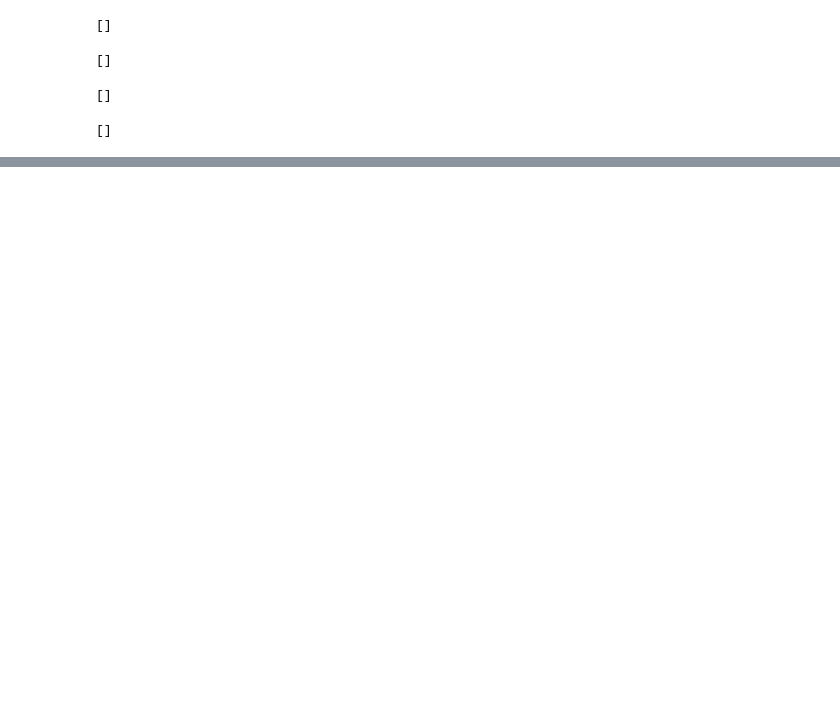
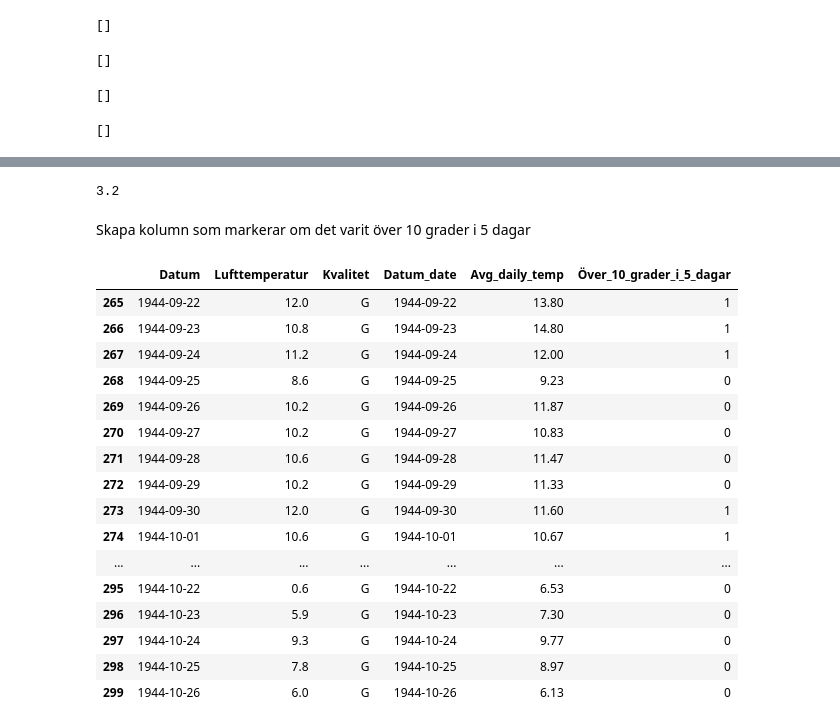
Before and after one commit to msteele919/projectwork, a Jupyter notebook: Database/test_queries.ipynb, the cells around one changed output, grey strips where cells are left out. Cells and saved outputs as stored; diff of their text form; code cells hidden in the pictures; blank space fills up the shorter version.

```diff
--- a/Database/test_queries.ipynb
+++ b/Database/test_queries.ipynb
@@ -186,0 +369,19 @@ Add date column for precipitation
+# %%
+df_warmer_union = pd.read_sql("""WITH Temp_comp AS (
+                        SELECT *, LAG(Avg_daily_temp) OVER (ORDER BY Datum_date) AS Prev_temp
+                        FROM
+                            (SELECT *, ROUND(AVG(Lufttemperatur), 2) AS Avg_daily_temp
+                            FROM Temp_save_raw
+                            GROUP BY Datum_date
+                                UNION ALL
+                            SELECT *, ROUND(AVG(Lufttemperatur), 2) AS Avg_daily_temp
+                            FROM Temp_GBG_raw
+                            WHERE Datum_date > '2006-12-05'
+                            GROUP BY Datum_date))
+                        SELECT *,
+                        CASE WHEN Avg_daily_temp > Prev_temp THEN 1
+                        ELSE 0
+                        END AS Warmer
+                        FROM Temp_comp;
+                        """, conn).drop(columns=['Tid_UTC', 'id']).drop(columns=['Prev_temp'])
+df_warmer_union
@@ -186,0 +461,5 @@ Add date column for precipitation
+# %%
+ind = 1
+df_warmer_union[ind-1:ind]['Avg_daily_temp'][ind-1]
+# %% [output]
+3.2
@@ -186,0 +499,35 @@ Add date column for precipitation
+# %% [markdown]
+Skapa kolumn som markerar om det varit över 10 grader i 5 dagar
+# %%
+df_warmer_union['Över_10_grader_i_5_dagar'] = 0
+counter = 0
+for ind, val in df_warmer_union[1:1500].iterrows():
+    temp_prev = df_warmer_union[ind-1:ind]['Avg_daily_temp'][ind-1]
+    if val['Avg_daily_temp'] > 10:
+        counter += 1
+    else:
+        counter = 0
+    if counter >= 5:
+        df_warmer_union.loc[ind, 'Över_10_grader_i_5_dagar'] = 1
+    else:
+        df_warmer_union.loc[ind, 'Steg_tempern?'] = 0
+# %%
+df_warmer_union[265:300].drop(columns=['Warmer', 'Steg_tempern?'])
+# %% [output]
+|  | Datum | Lufttemperatur | Kvalitet | Datum_date | Avg_daily_temp | Över_10_grader_i_5_dagar |
+| 265 | 1944-09-22 | 12.0 | G | 1944-09-22 | 13.80 | 1 |
+| 266 | 1944-09-23 | 10.8 | G | 1944-09-23 | 14.80 | 1 |
+| 267 | 1944-09-24 | 11.2 | G | 1944-09-24 | 12.00 | 1 |
+| 268 | 1944-09-25 | 8.6 | G | 1944-09-25 | 9.23 | 0 |
+| 269 | 1944-09-26 | 10.2 | G | 1944-09-26 | 11.87 | 0 |
+| 270 | 1944-09-27 | 10.2 | G | 1944-09-27 | 10.83 | 0 |
+| 271 | 1944-09-28 | 10.6 | G | 1944-09-28 | 11.47 | 0 |
+| 272 | 1944-09-29 | 10.2 | G | 1944-09-29 | 11.33 | 0 |
+| 273 | 1944-09-30 | 12.0 | G | 1944-09-30 | 11.60 | 1 |
+| 274 | 1944-10-01 | 10.6 | G | 1944-10-01 | 10.67 | 1 |
+| ... | ... | ... | ... | ... | ... | ... |
+| 295 | 1944-10-22 | 0.6 | G | 1944-10-22 | 6.53 | 0 |
+| 296 | 1944-10-23 | 5.9 | G | 1944-10-23 | 7.30 | 0 |
+| 297 | 1944-10-24 | 9.3 | G | 1944-10-24 | 9.77 | 0 |
+| 298 | 1944-10-25 | 7.8 | G | 1944-10-25 | 8.97 | 0 |
+| 299 | 1944-10-26 | 6.0 | G | 1944-10-26 | 6.13 | 0 |
```
Also changed, not shown: parts of 29 cells of this notebook.
